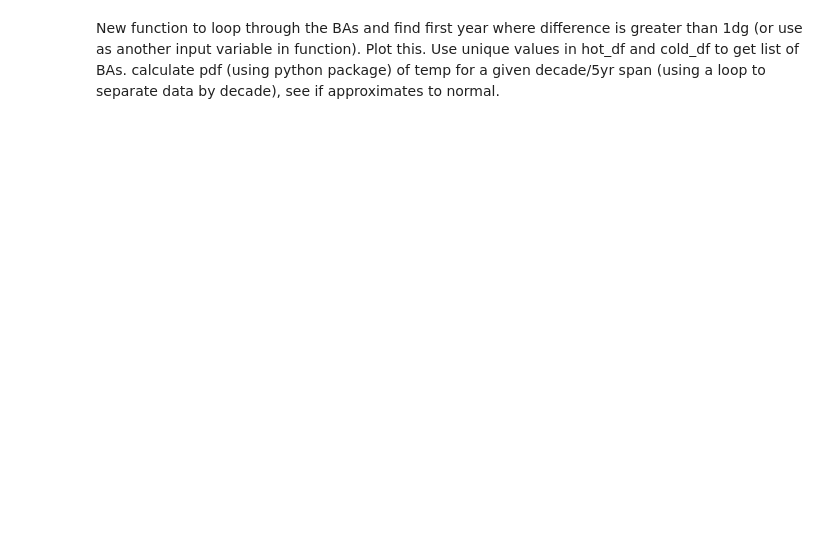
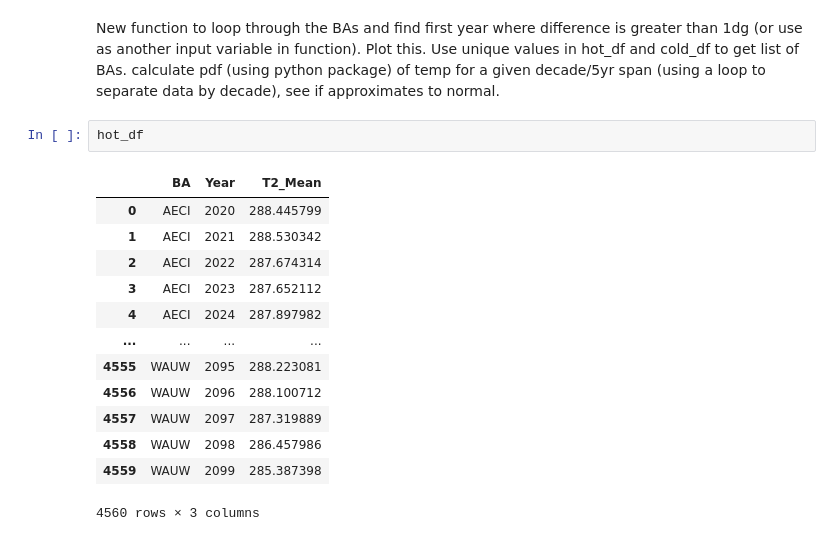
Before and after one commit to IMMM-SFA/misha_code, a Jupyter notebook: historical_means.ipynb, the cells around one changed output. Saved outputs shown, nothing was run; the diff lists cells and outputs as text; blank space fills up the shorter version.

```diff
--- a/historical_means.ipynb
+++ b/historical_means.ipynb
@@ -145,2 +104,18 @@ t2_visual('AEC')
 # %% [markdown]
 New function to loop through the BAs and find first year where difference is greater than 1dg (or use as another input variable in function). Plot this. Use unique values in hot_df and cold_df to get list of BAs. calculate pdf (using python package) of temp for a given decade/5yr span (using a loop to separate data by decade), see if approximates to normal.
+# %%
+hot_df
+# %% [output]
+|  | BA | Year | T2_Mean |
+| 0 | AECI | 2020 | 288.445799 |
+| 1 | AECI | 2021 | 288.530342 |
+| 2 | AECI | 2022 | 287.674314 |
+| 3 | AECI | 2023 | 287.652112 |
+| 4 | AECI | 2024 | 287.897982 |
+| ... | ... | ... | ... |
+| 4555 | WAUW | 2095 | 288.223081 |
+| 4556 | WAUW | 2096 | 288.100712 |
+| 4557 | WAUW | 2097 | 287.319889 |
+| 4558 | WAUW | 2098 | 286.457986 |
+| 4559 | WAUW | 2099 | 285.387398 |
+4560 rows × 3 columns
```
Also changed, not shown: parts of 11 cells of this notebook.
